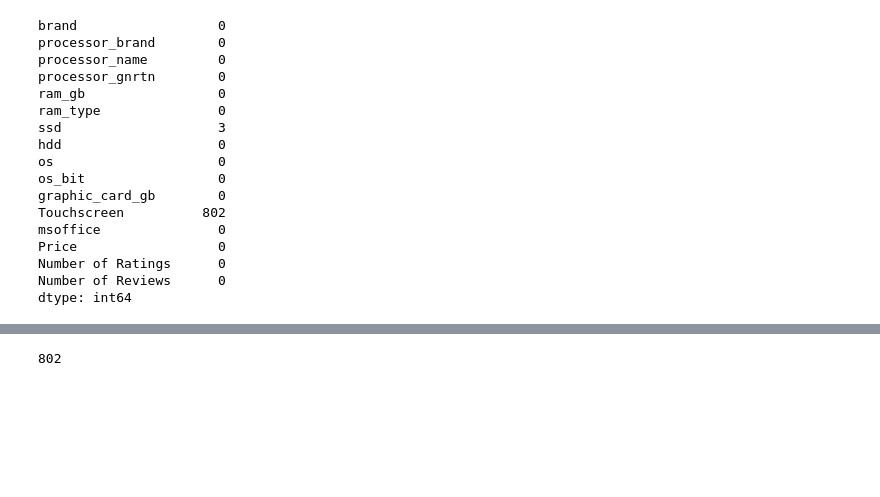
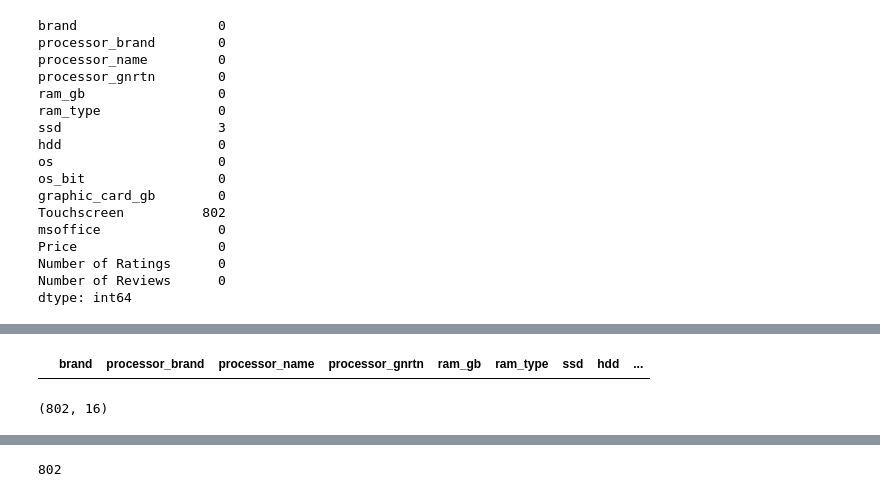
Before and after one commit to Govind-kumawat2002/Python_Library, a Jupyter notebook: Machine_learning/linear_Regration01.ipynb, the cells around one changed output, grey strips where cells are left out. Cells and saved outputs as stored; diff of their text form; code cells hidden in the pictures; blank space fills up the shorter version.

```diff
--- a/Machine_learning/linear_Regration01.ipynb
+++ b/Machine_learning/linear_Regration01.ipynb
@@ -28,0 +36,2 @@ laptop_df # create a variable
+# %%
+laptop_df['Touchscreen'] = laptop_df['Touchscreen'].map({'No':0,'Yes':1})
@@ -240,0 +298,2 @@ num_col['Touchscreen']=num_col['Touchscreen'].dropna(inplace=True)
+# %%
+laptop_df.dropna(inplace=True)
@@ -240,0 +323,8 @@ num_col['Touchscreen']=num_col['Touchscreen'].dropna(inplace=True)
+# %%
+laptop_df
+# %% [output]
+|  | brand | processor_brand | processor_name | processor_gnrtn | ram_gb | ram_type | ssd | hdd | ... |
+# %%
+num_col.shape
+# %% [output]
+(802, 16)
```
Also changed, not shown: parts of 12 cells of this notebook, 2 other files.
